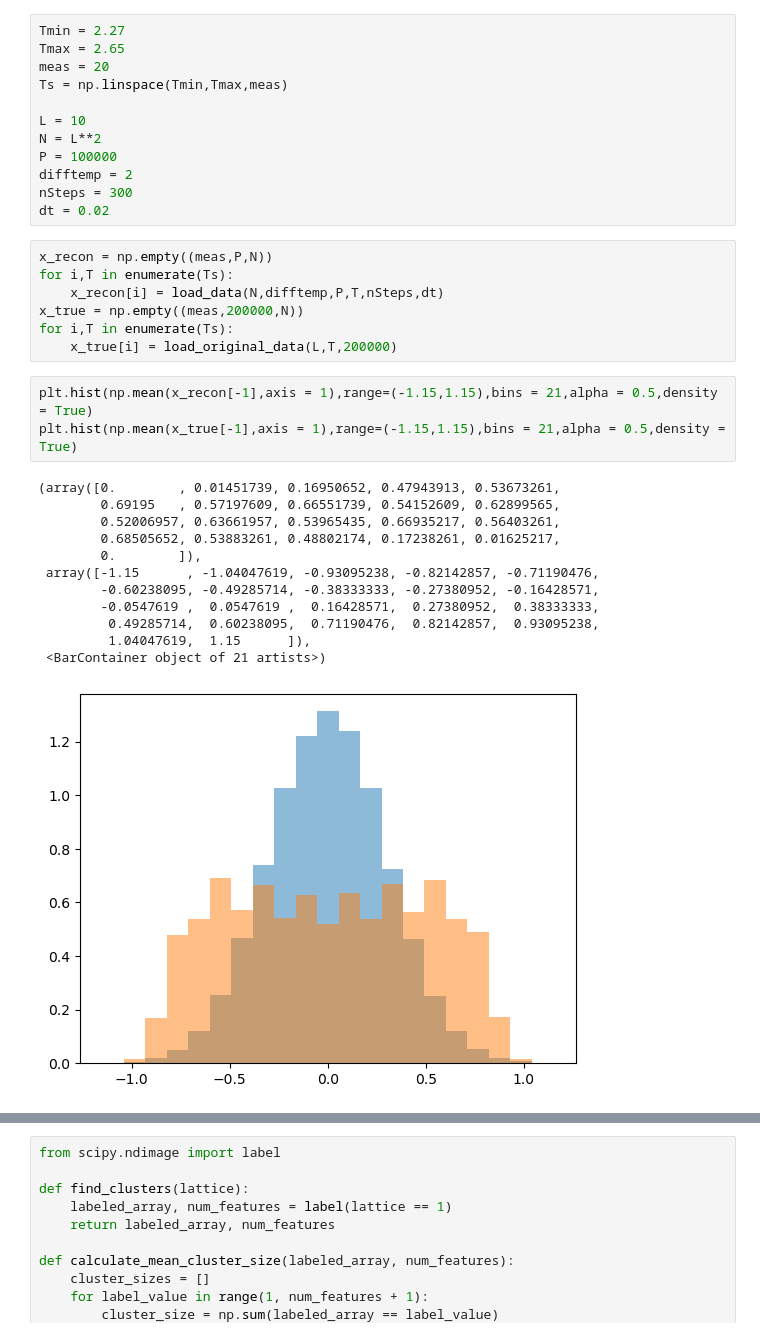
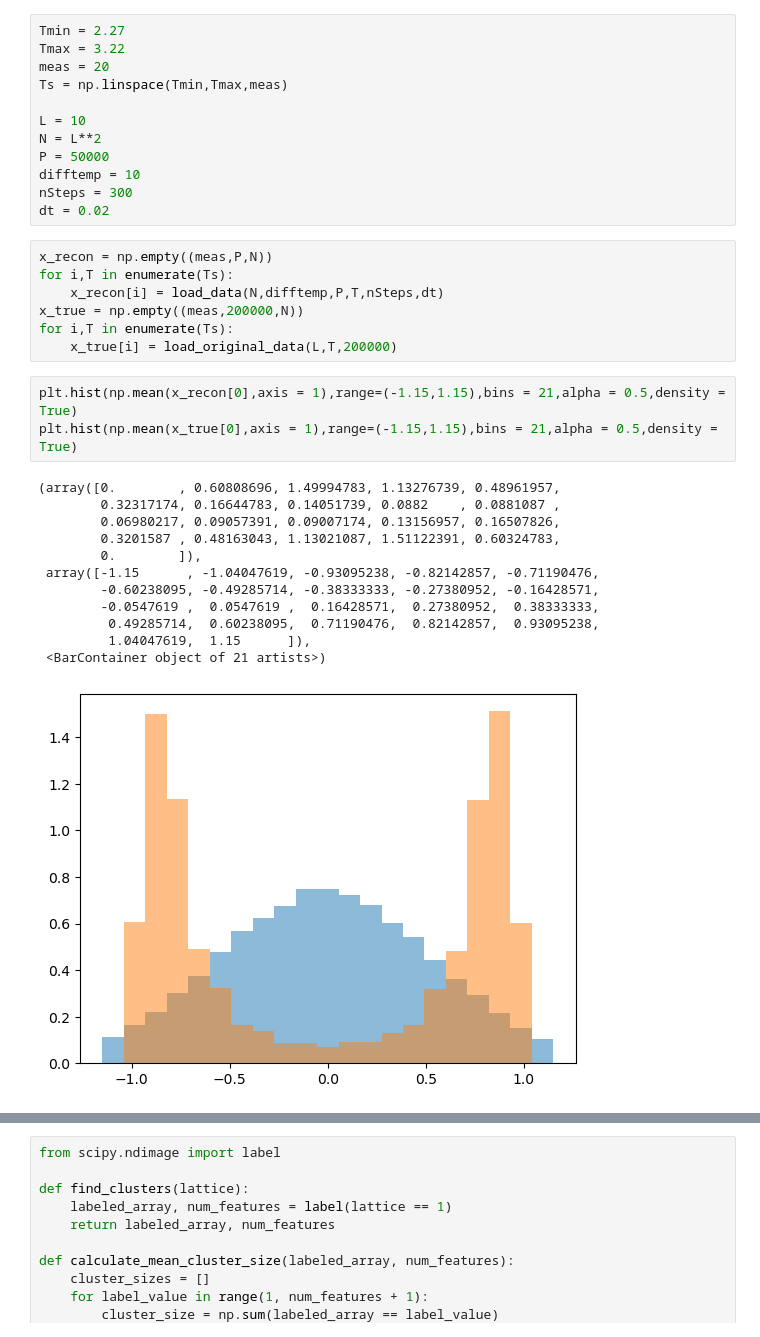
Before and after one commit to bsfn-0323/diffusion, a Jupyter notebook: recon_critBehav.ipynb, the cells around one changed output, grey strips where cells are left out. Cells and saved outputs as stored; diff of their text form.

```diff
--- a/recon_critBehav.ipynb
+++ b/recon_critBehav.ipynb
@@ -11,14 +11,14 @@ def load_original_data(L,temp,MCS):
     return np.fromfile(f"../ising_wolff/dataIsing2D_L{L}/config_L{L}_T{temp:.3f}.bin",dtype = np.int32).reshape(MCS,L**2)
 # %%
 Tmin = 2.27
-Tmax = 2.65
+Tmax = 3.22
 meas = 20
 Ts = np.linspace(Tmin,Tmax,meas)
 
 L = 10
 N = L**2
-P = 100000
-difftemp = 2
+P = 50000
+difftemp = 10
 nSteps = 300
 dt = 0.02
 # %%
@@ -29,21 +29,21 @@ x_true = np.empty((meas,200000,N))
 for i,T in enumerate(Ts):
     x_true[i] = load_original_data(L,T,200000)
 # %%
-plt.hist(np.mean(x_recon[-1],axis = 1),range=(-1.15,1.15),bins = 21,alpha = 0.5,density = True)
-plt.hist(np.mean(x_true[-1],axis = 1),range=(-1.15,1.15),bins = 21,alpha = 0.5,density = True)
+plt.hist(np.mean(x_recon[0],axis = 1),range=(-1.15,1.15),bins = 21,alpha = 0.5,density = True)
+plt.hist(np.mean(x_true[0],axis = 1),range=(-1.15,1.15),bins = 21,alpha = 0.5,density = True)
 # %% [output]
-(array([0.        , 0.01451739, 0.16950652, 0.47943913, 0.53673261,
-        0.69195   , 0.57197609, 0.66551739, 0.54152609, 0.62899565,
-        0.52006957, 0.63661957, 0.53965435, 0.66935217, 0.56403261,
-        0.68505652, 0.53883261, 0.48802174, 0.17238261, 0.01625217,
+(array([0.        , 0.60808696, 1.49994783, 1.13276739, 0.48961957,
+        0.32317174, 0.16644783, 0.14051739, 0.0882    , 0.0881087 ,
+        0.06980217, 0.09057391, 0.09007174, 0.13156957, 0.16507826,
+        0.3201587 , 0.48163043, 1.13021087, 1.51122391, 0.60324783,
         0.        ]),
  array([-1.15      , -1.04047619, -0.93095238, -0.82142857, -0.71190476,
         -0.60238095, -0.49285714, -0.38333333, -0.27380952, -0.16428571,
         -0.0547619 ,  0.0547619 ,  0.16428571,  0.27380952,  0.38333333,
          0.49285714,  0.60238095,  0.71190476,  0.82142857,  0.93095238,
          1.04047619,  1.15      ]),
  <BarContainer object of 21 artists>)
-[figure, old version]
+[figure, new version]
 # %%
 plt.imshow(np.sign(x_recon[0][0]).reshape(L,L))
 plt.colorbar()
```
Also changed, not shown: parts of 7 cells of this notebook, 2 other files.
